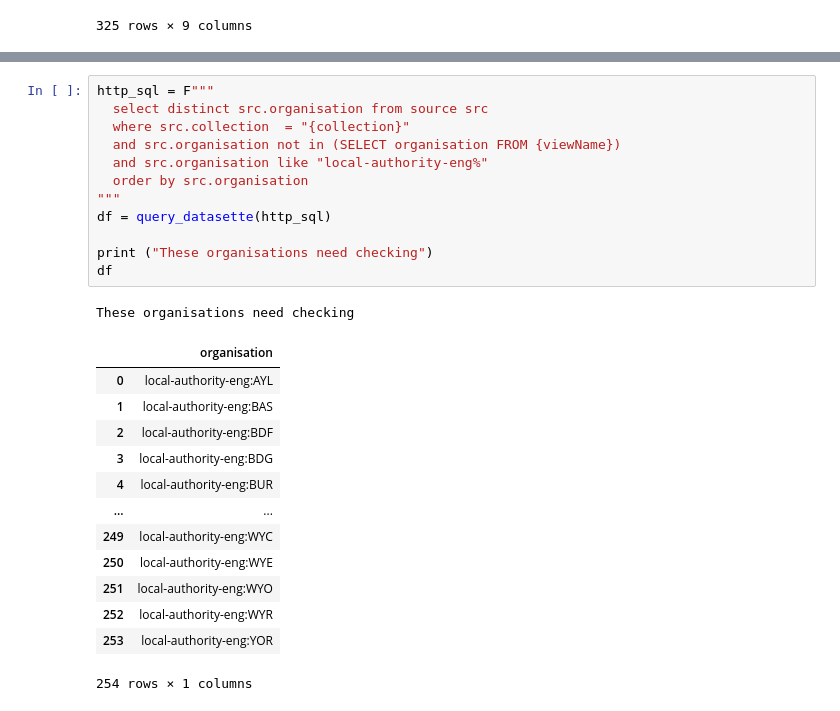
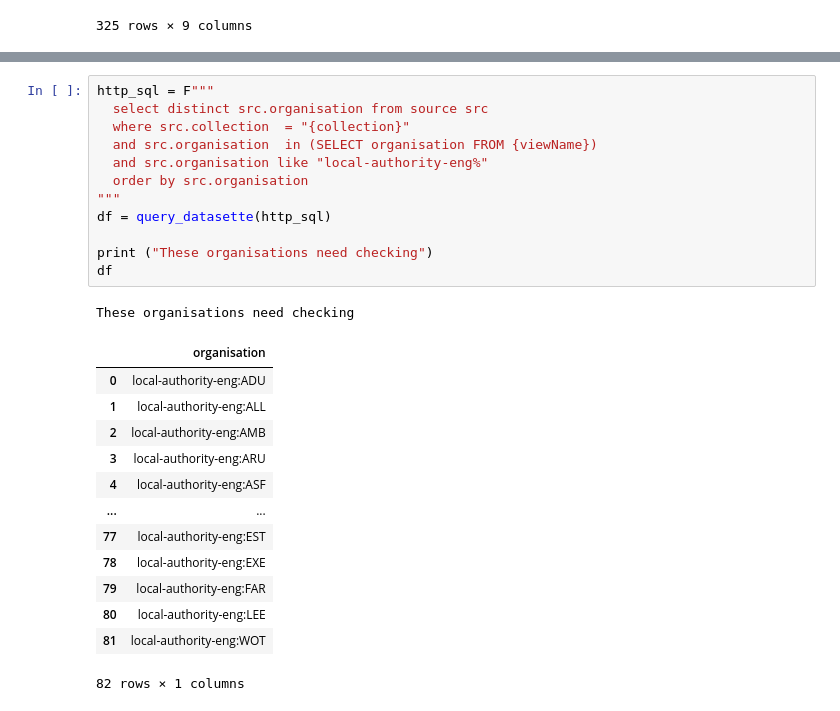
Before and after one commit to digital-land/jupyter-analysis, a Jupyter notebook: service_report/endpoints_stale.ipynb, the cells around one changed output, grey strips where cells are left out. Saved outputs shown, nothing was run; the diff lists cells and outputs as text.

```diff
--- a/service_report/endpoints_stale.ipynb
+++ b/service_report/endpoints_stale.ipynb
@@ -339,27 +351,27 @@ df
 # %%
 http_sql = F"""
   select distinct src.organisation from source src
   where src.collection  = "{collection}"
-  and src.organisation not in (SELECT organisation FROM {viewName})
+  and src.organisation  in (SELECT organisation FROM {viewName})
   and src.organisation like "local-authority-eng%"
   order by src.organisation
 """
 df = query_datasette(http_sql)
 
 print ("These organisations need checking")
 df
 # %% [output]
 These organisations need checking
 |  | organisation |
-| 0 | local-authority-eng:AYL |
-| 1 | local-authority-eng:BAS |
-| 2 | local-authority-eng:BDF |
-| 3 | local-authority-eng:BDG |
-| 4 | local-authority-eng:BUR |
+| 0 | local-authority-eng:ADU |
+| 1 | local-authority-eng:ALL |
+| 2 | local-authority-eng:AMB |
+| 3 | local-authority-eng:ARU |
+| 4 | local-authority-eng:ASF |
 | ... | ... |
-| 249 | local-authority-eng:WYC |
-| 250 | local-authority-eng:WYE |
-| 251 | local-authority-eng:WYO |
-| 252 | local-authority-eng:WYR |
-| 253 | local-authority-eng:YOR |
+| 77 | local-authority-eng:EST |
+| 78 | local-authority-eng:EXE |
+| 79 | local-authority-eng:FAR |
+| 80 | local-authority-eng:LEE |
+| 81 | local-authority-eng:WOT |
-254 rows × 1 columns
+82 rows × 1 columns
```
Also changed, not shown: parts of 10 cells of this notebook, 2 other files.
